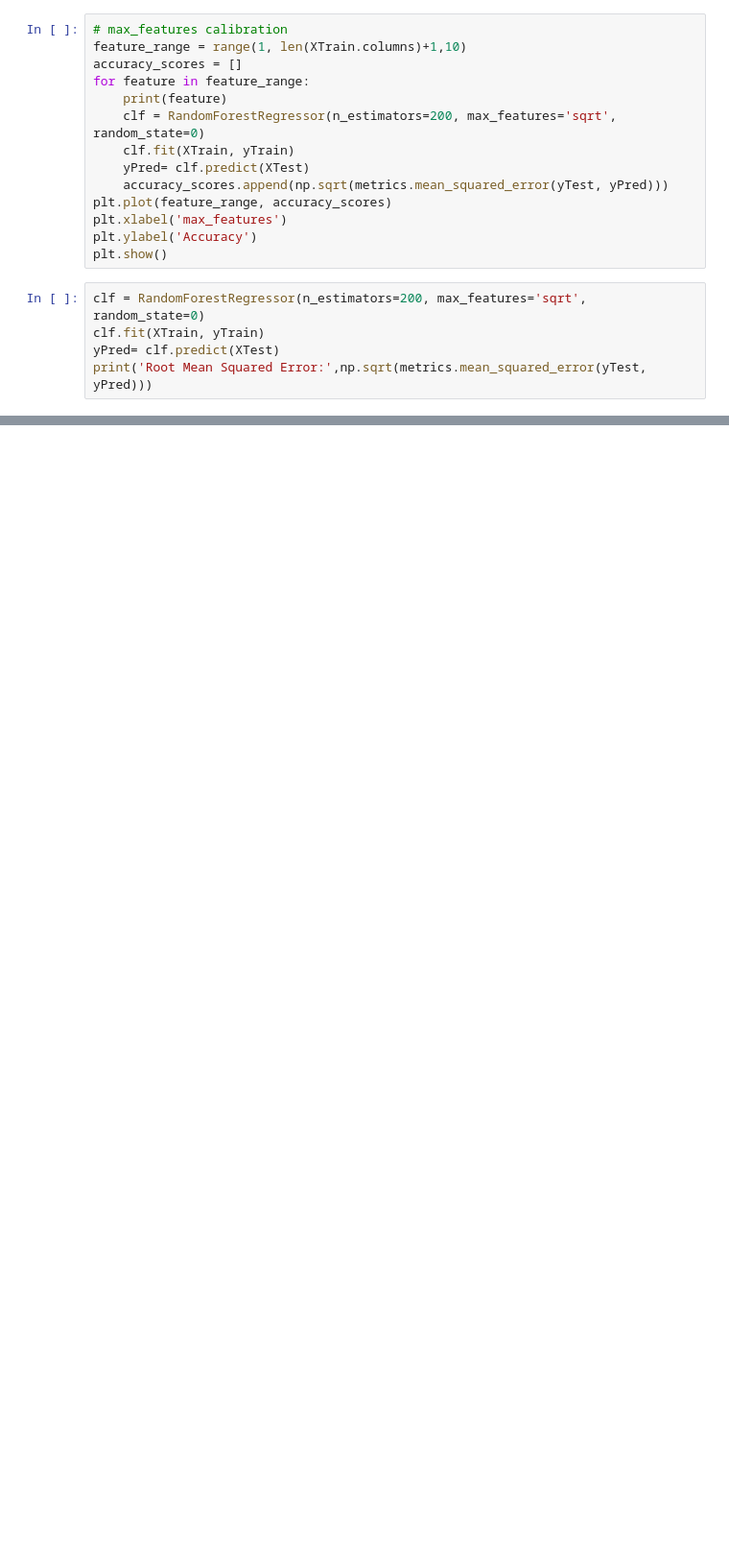
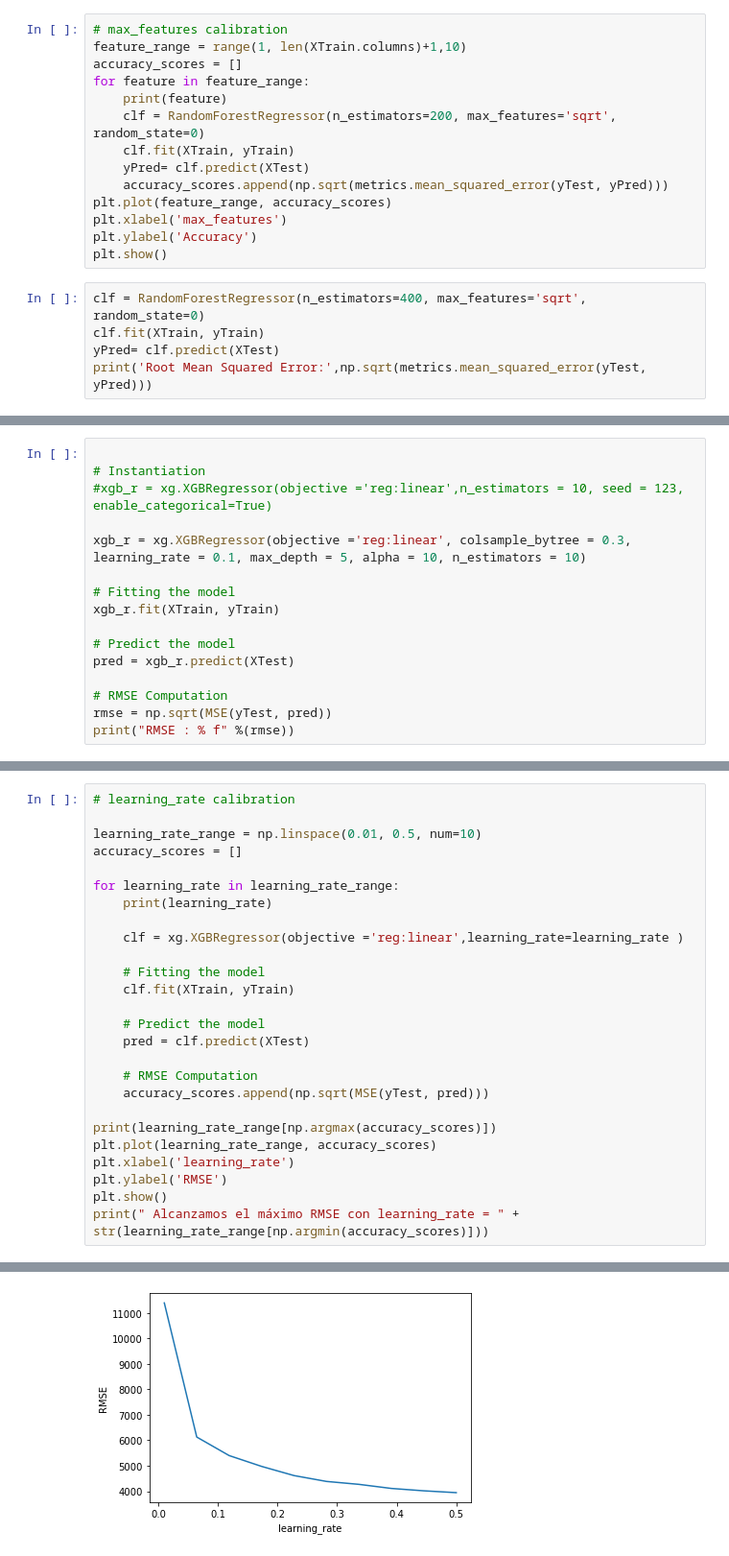
Before and after one commit to yovany/MIAD_ML_and_NLP, a Jupyter notebook: Semana 3/S3P1_proyecto1(Entregable).ipynb, the cells around one changed output, grey strips where cells are left out. Shown: that part at 96% size. Cells and saved outputs as stored; diff of their text form; blank space fills up the shorter version.

```diff
--- a/Semana 3/S3P1_proyecto1(Entregable).ipynb
+++ b/Semana 3/S3P1_proyecto1(Entregable).ipynb
@@ -309,7 +301,7 @@ plt.xlabel('max_features')
 plt.ylabel('Accuracy')
 plt.show()
 # %%
-clf = RandomForestRegressor(n_estimators=200, max_features='sqrt', random_state=0)
+clf = RandomForestRegressor(n_estimators=400, max_features='sqrt', random_state=0)
 clf.fit(XTrain, yTrain)
 yPred= clf.predict(XTest)
 print('Root Mean Squared Error:',np.sqrt(metrics.mean_squared_error(yTest, yPred)))
@@ -317,0 +313,16 @@ Root Mean Squared Error: 3916.8499919690016
+# %%
+
+# Instantiation
+#xgb_r = xg.XGBRegressor(objective ='reg:linear',n_estimators = 10, seed = 123, enable_categorical=True)
+
+xgb_r = xg.XGBRegressor(objective ='reg:linear', colsample_bytree = 0.3, learning_rate = 0.1, max_depth = 5, alpha = 10, n_estimators = 10)
+
+# Fitting the model
+xgb_r.fit(XTrain, yTrain)
+
+# Predict the model
+pred = xgb_r.predict(XTest)
+
+# RMSE Computation
+rmse = np.sqrt(MSE(yTest, pred))
+print("RMSE : % f" %(rmse))
@@ -317,0 +332,27 @@ Root Mean Squared Error: 3916.8499919690016
+# %%
+# learning_rate calibration
+
+learning_rate_range = np.linspace(0.01, 0.5, num=10)
+accuracy_scores = []
+
+for learning_rate in learning_rate_range:
+    print(learning_rate)
+
+    clf = xg.XGBRegressor(objective ='reg:linear',learning_rate=learning_rate )
+
+    # Fitting the model
+    clf.fit(XTrain, yTrain)
+
+    # Predict the model
+    pred = clf.predict(XTest)
+
+    # RMSE Computation
+    accuracy_scores.append(np.sqrt(MSE(yTest, pred)))
+
+print(learning_rate_range[np.argmax(accuracy_scores)])
+plt.plot(learning_rate_range, accuracy_scores)
+plt.xlabel('learning_rate')
+plt.ylabel('RMSE')
+plt.show()
+print(" Alcanzamos el máximo RMSE con learning_rate = " + str(learning_rate_range[np.argmin(accuracy_scores)]))
+# %% [output]
@@ -317,0 +376 @@ Root Mean Squared Error: 3916.8499919690016
+[figure, added]
```
Also changed, not shown: parts of 7 cells of this notebook, 3 other files.
